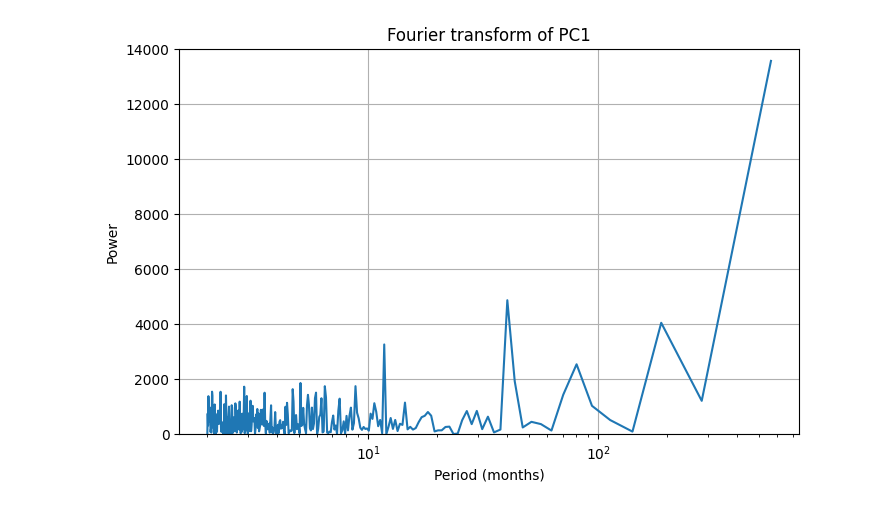
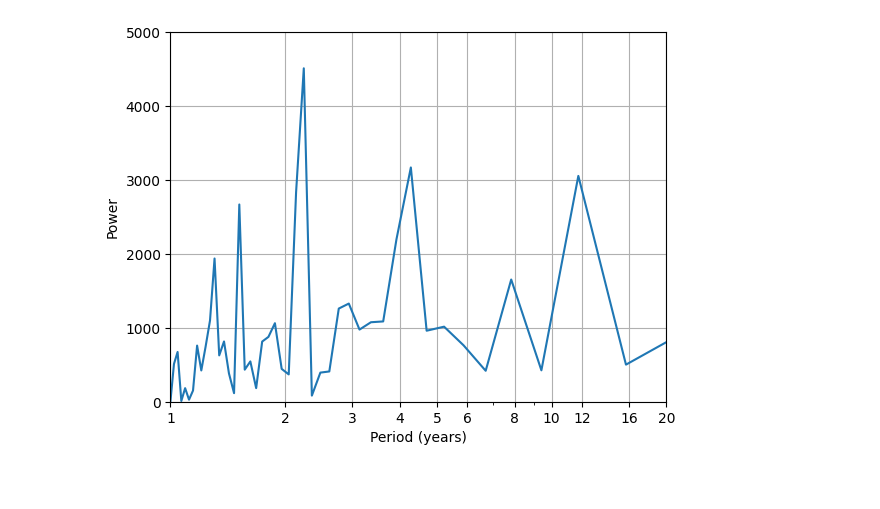
Before and after one commit to johanmon/Statistics, a Jupyter notebook: project/third.ipynb, the cells around one changed output. Saved outputs shown, nothing was run; the diff lists cells and outputs as text; code cells hidden in the pictures; blank space fills up the shorter version.

```diff
--- a/project/third.ipynb
+++ b/project/third.ipynb
@@ -19,20 +20,15 @@ from eofs.xarray import Eof
 path_name = './data/mslp.mon.mean.nc'
 ds = xr.open_dataset(path_name, decode_timedelta=True)
 
-
-darwin = ds.sel(lat=slice(-7.5,-12.5)).sel(lon=slice(127.5,132,5)).mean(dim=("lat", "lon"))
-tahiti = ds.sel(lat=slice(-12.5,-17.5)).sel(lon=slice(145,150)).mean(dim=("lat", "lon"))
-
-# remove the mean
-
-darwin = darwin.mslp.groupby("time.month") - darwin.mslp.groupby("time.month").mean("time")
-tahiti = tahiti.mslp.groupby("time.month") - tahiti.mslp.groupby("time.month").mean("time")
+mslp = ds.mslp
 
 # standardise
 
-darwin = darwin / darwin.std(dim="time")
-tahiti  = tahiti / tahiti.std(dim="time")
+mslp = mslp.groupby("time.month") - mslp.groupby("time.month").mean("time")
+#mslp = mslp / mslp.std(dim="time")
 
+darwin = mslp.sel(lat=slice(-10,-15)).sel(lon=slice(127.5,132.5)).mean(dim=("lat", "lon"))
+tahiti = mslp.sel(lat=slice(-12.5,-17.5)).sel(lon=slice(212.5,217.5)).mean(dim=("lat", "lon"))
 
 elnino = xr.concat([darwin, tahiti], dim="space")
 elnino = elnino.transpose("time", "space")
@@ -93,25 +79,33 @@ Coordinates:
 # %%
 pc1 = pcs[:,1]
 # remove mean
 x = pc1.values - pc1.values.mean()
 
+N = len(x)
+dt = 1/12  # years
 
-fft = np.fft.rfft(x)
-power = np.abs(fft)**2
+fft_vals = np.fft.fft(x)
+freqs = np.fft.fftfreq(N, d=dt)
 
-freq = np.fft.rfftfreq(len(x), d=1)
 
-plt.figure(figsize=(8,5))
+power = np.abs(fft_vals)**2
 
-plt.semilogx(1 / freq[1:], power[1:])   #
+mask = freqs > 0
+freqs = freqs[mask]
+power = power[mask]
 
-plt.xlabel("Period (months)")
-plt.ylim(0,14000)
+period_years = 1 / freqs
+
+plt.plot(period_years, power)
+plt.xlim(1,20)
+plt.ylim(0,5000)
+plt.xlabel("Period (years)")
 plt.ylabel("Power")
-plt.title("Fourier transform of PC1")
+plt.xscale("log")  # optional but very useful
 plt.grid()
+plt.xticks(ticks=[1, 2, 3, 4, 5, 6,8,10, 12, 16, 20], labels=[1, 2, 3, 4,5,6,8,10,12, 16, 20])
 
 plt.savefig('darwin-tahiti-pc1.pdf')
 plt.show()
 # %% [output]
-[figure, old version]
+[figure, new version]
```
Also changed, not shown: parts of 17 cells of this notebook, 35 other files.
